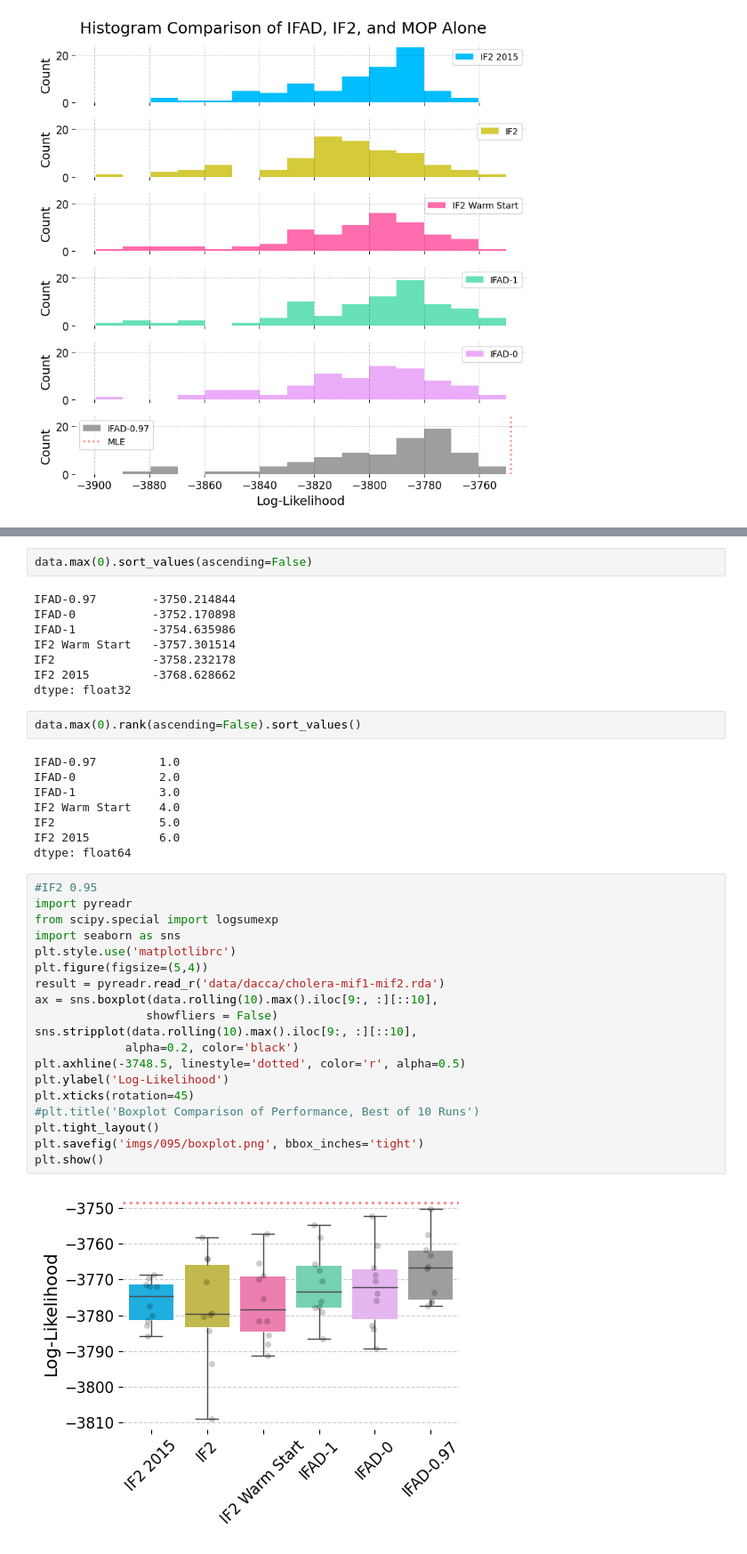
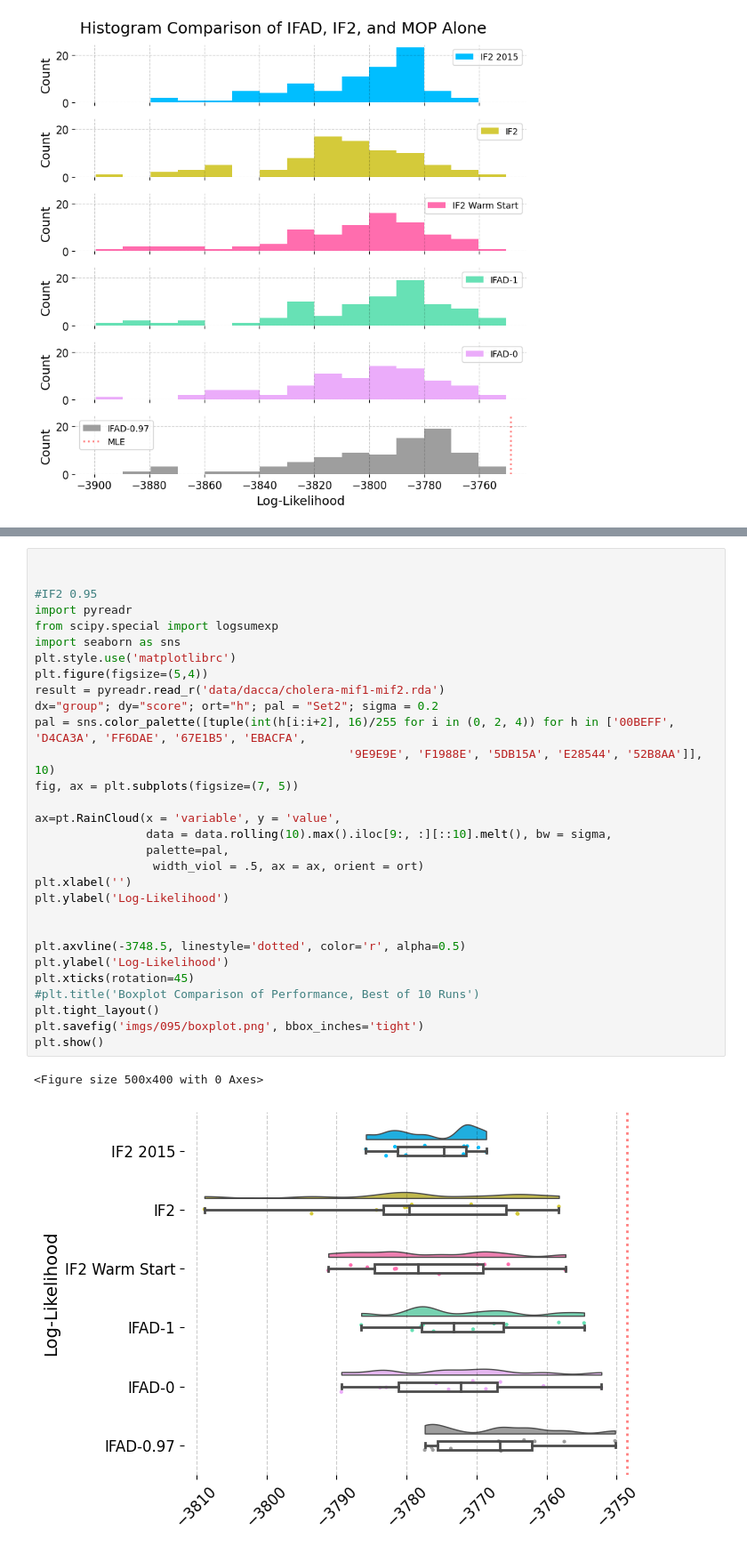
Before and after one commit to hetankevin/diffilter, a Jupyter notebook: cholera.ipynb, the cells around one changed output, grey strips where cells are left out. Shown at 89% size. Saved outputs shown, nothing was run; the diff lists cells and outputs as text.

Commit message:
new plots

```diff
--- a/cholera.ipynb
+++ b/cholera.ipynb
@@ -837,41 +490,33 @@ plt.show()
-# %%
-data.max(0).sort_values(ascending=False)
-# %% [output]
-IFAD-0.97        -3750.214844
-IFAD-0           -3752.170898
-IFAD-1           -3754.635986
-IF2 Warm Start   -3757.301514
-IF2              -3758.232178
-IF2 2015         -3768.628662
-dtype: float32
-# %%
-data.max(0).rank(ascending=False).sort_values()
-# %% [output]
-IFAD-0.97         1.0
-IFAD-0            2.0
-IFAD-1            3.0
-IF2 Warm Start    4.0
-IF2               5.0
-IF2 2015          6.0
-dtype: float64
 # %%
+
+
 #IF2 0.95
 import pyreadr
 from scipy.special import logsumexp
 import seaborn as sns
 plt.style.use('matplotlibrc')
 plt.figure(figsize=(5,4))
 result = pyreadr.read_r('data/dacca/cholera-mif1-mif2.rda')
-ax = sns.boxplot(data.rolling(10).max().iloc[9:, :][::10],
-                showfliers = False)
-sns.stripplot(data.rolling(10).max().iloc[9:, :][::10],
-             alpha=0.2, color='black')
-plt.axhline(-3748.5, linestyle='dotted', color='r', alpha=0.5)
+dx="group"; dy="score"; ort="h"; pal = "Set2"; sigma = 0.2
+pal = sns.color_palette([tuple(int(h[i:i+2], 16)/255 for i in (0, 2, 4)) for h in ['00BEFF', 'D4CA3A', 'FF6DAE', '67E1B5', 'EBACFA',
+                                             '9E9E9E', 'F1988E', '5DB15A', 'E28544', '52B8AA']], 10)
+fig, ax = plt.subplots(figsize=(7, 5))
+
+ax=pt.RainCloud(x = 'variable', y = 'value',
+                data = data.rolling(10).max().iloc[9:, :][::10].melt(), bw = sigma,
+                palette=pal,
+                 width_viol = .5, ax = ax, orient = ort)
+plt.xlabel('')
+plt.ylabel('Log-Likelihood')
+
+
+plt.axvline(-3748.5, linestyle='dotted', color='r', alpha=0.5)
 plt.ylabel('Log-Likelihood')
 plt.xticks(rotation=45)
 #plt.title('Boxplot Comparison of Performance, Best of 10 Runs')
 plt.tight_layout()
 plt.savefig('imgs/095/boxplot.png', bbox_inches='tight')
 plt.show()
 # %% [output]
+<Figure size 500x400 with 0 Axes>
-[figure, old version]
+[figure, new version]
```
Also changed, not shown: parts of 35 cells of this notebook, 14 other files.
